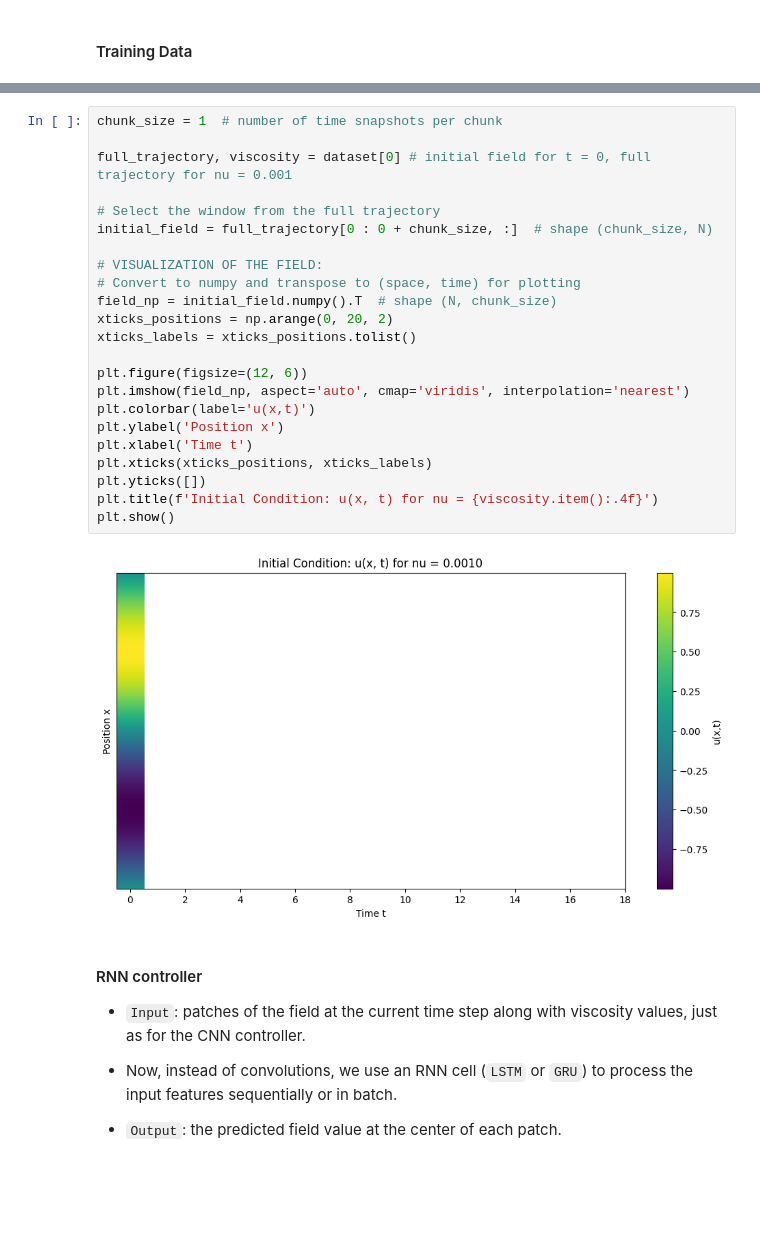
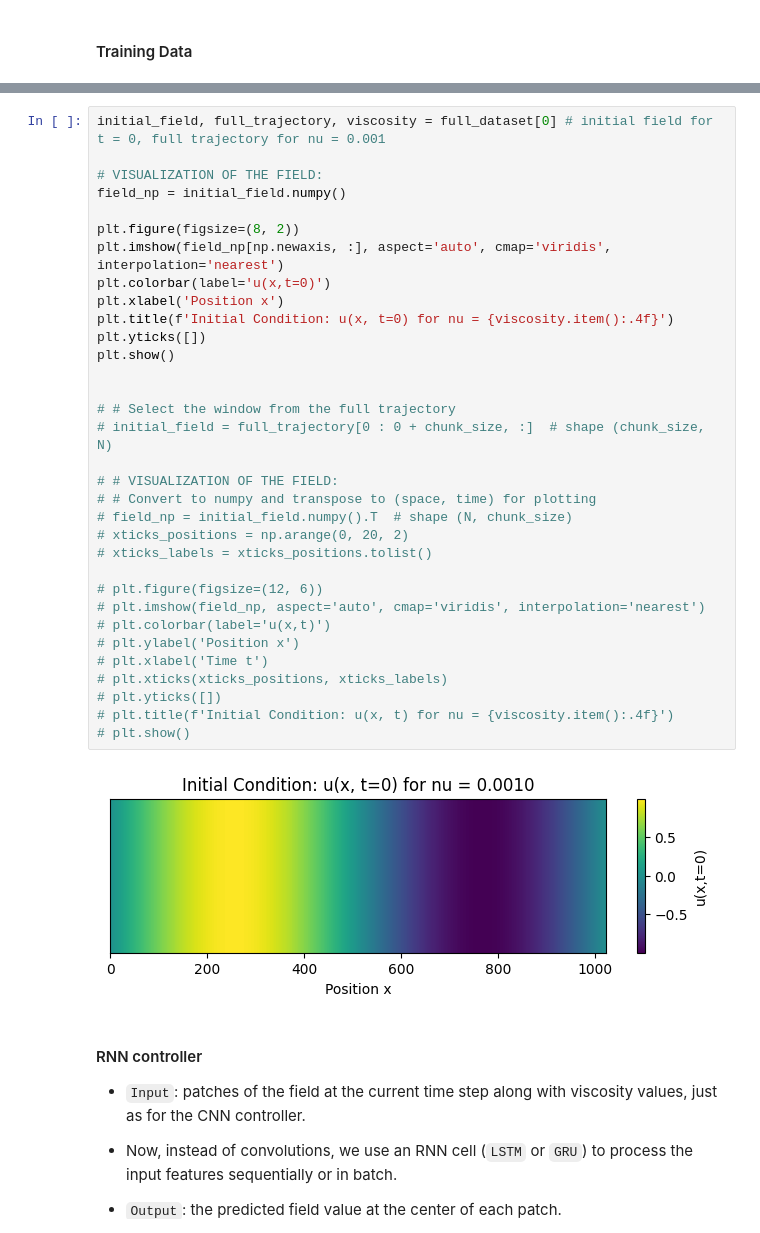
Before and after one commit to Samuel-Chapuis/CS-NFTM-Fork, a Jupyter notebook: NFTM_for_Physic/deprecated/RNN_burgers_1D.ipynb, the cells around one changed output, grey strips where cells are left out. Saved outputs shown, nothing was run; the diff lists cells and outputs as text; blank space fills up the shorter version.

```diff
--- a/NFTM_for_Physic/deprecated/RNN_burgers_1D.ipynb
+++ b/NFTM_for_Physic/deprecated/RNN_burgers_1D.ipynb
@@ -125,28 +186,38 @@ Viscosity: 0.0010000000474974513
 # %%
-chunk_size = 1  # number of time snapshots per chunk
-
-full_trajectory, viscosity = dataset[0] # initial field for t = 0, full trajectory for nu = 0.001
-
-# Select the window from the full trajectory
-initial_field = full_trajectory[0 : 0 + chunk_size, :]  # shape (chunk_size, N)
+initial_field, full_trajectory, viscosity = full_dataset[0] # initial field for t = 0, full trajectory for nu = 0.001
 
 # VISUALIZATION OF THE FIELD:
-# Convert to numpy and transpose to (space, time) for plotting
-field_np = initial_field.numpy().T  # shape (N, chunk_size)
-xticks_positions = np.arange(0, 20, 2)
-xticks_labels = xticks_positions.tolist()
+field_np = initial_field.numpy()
 
-plt.figure(figsize=(12, 6))
-plt.imshow(field_np, aspect='auto', cmap='viridis', interpolation='nearest')
-plt.colorbar(label='u(x,t)')
-plt.ylabel('Position x')
-plt.xlabel('Time t')
-plt.xticks(xticks_positions, xticks_labels)
+plt.figure(figsize=(8, 2))
+plt.imshow(field_np[np.newaxis, :], aspect='auto', cmap='viridis', interpolation='nearest')
+plt.colorbar(label='u(x,t=0)')
+plt.xlabel('Position x')
+plt.title(f'Initial Condition: u(x, t=0) for nu = {viscosity.item():.4f}')
 plt.yticks([])
-plt.title(f'Initial Condition: u(x, t) for nu = {viscosity.item():.4f}')
 plt.show()
+
+
+# # Select the window from the full trajectory
+# initial_field = full_trajectory[0 : 0 + chunk_size, :]  # shape (chunk_size, N)
+
+# # VISUALIZATION OF THE FIELD:
+# # Convert to numpy and transpose to (space, time) for plotting
+# field_np = initial_field.numpy().T  # shape (N, chunk_size)
+# xticks_positions = np.arange(0, 20, 2)
+# xticks_labels = xticks_positions.tolist()
+
+# plt.figure(figsize=(12, 6))
+# plt.imshow(field_np, aspect='auto', cmap='viridis', interpolation='nearest')
+# plt.colorbar(label='u(x,t)')
+# plt.ylabel('Position x')
+# plt.xlabel('Time t')
+# plt.xticks(xticks_positions, xticks_labels)
+# plt.yticks([])
+# plt.title(f'Initial Condition: u(x, t) for nu = {viscosity.item():.4f}')
+# plt.show()
 # %% [output]
-[figure, old version]
+[figure, new version]
 # %% [markdown]
 #### RNN controller
 
```
Also changed, not shown: parts of 9 cells of this notebook, 3 other files.
